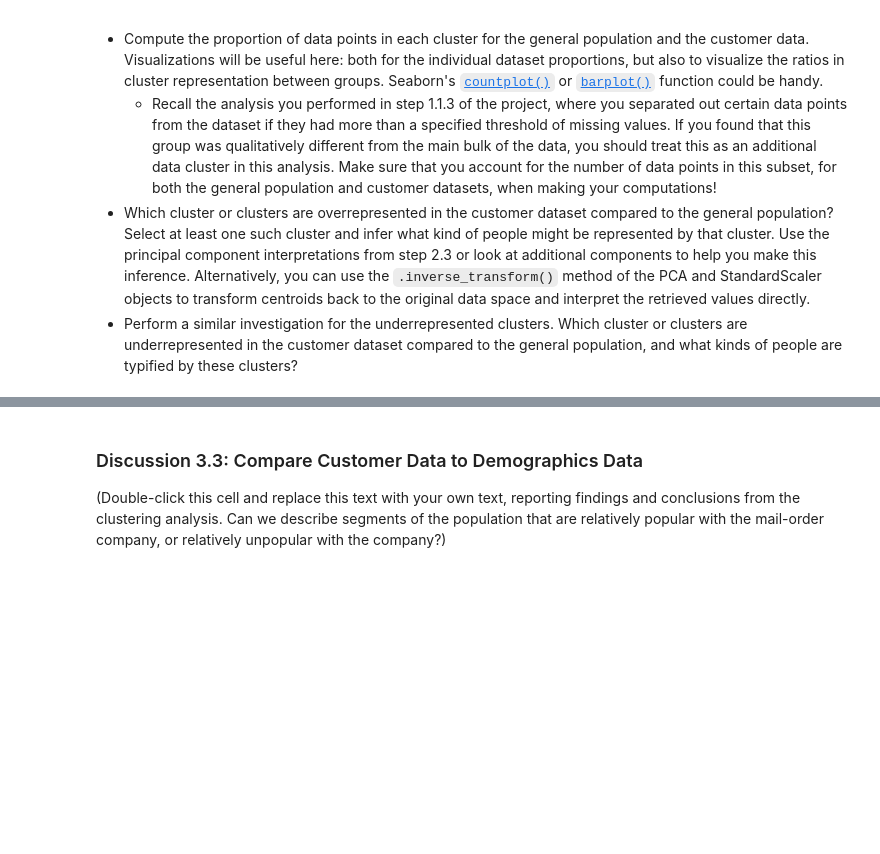
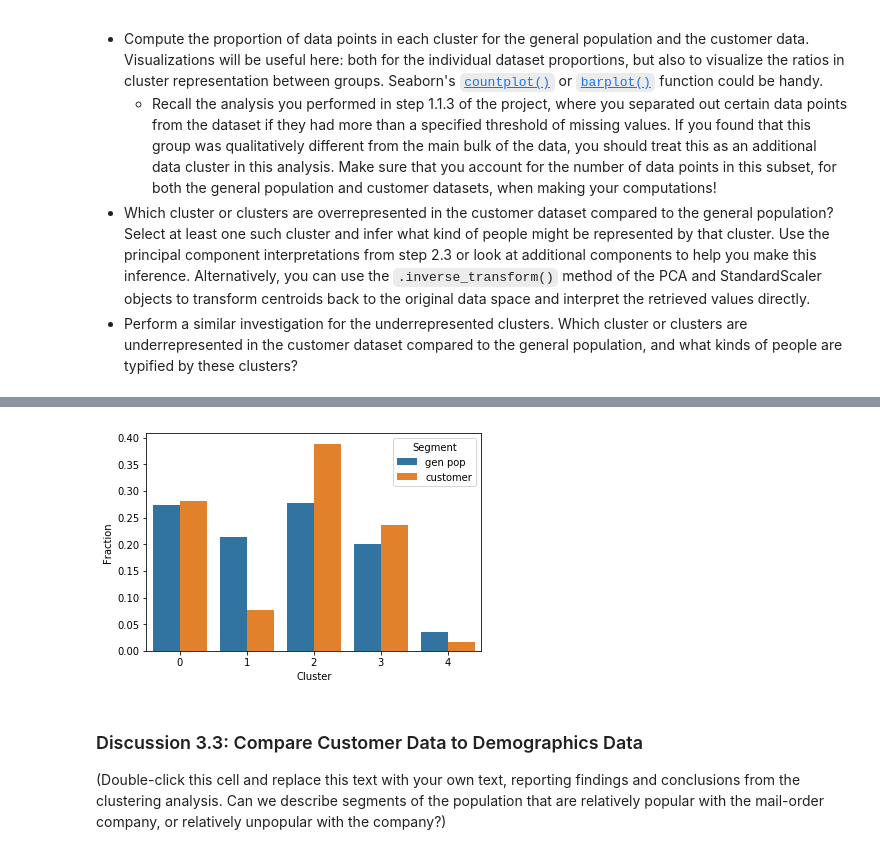
Before and after one commit to joshtice/Udacity_clustering_project, a Jupyter notebook: Identify_Customer_Segments.ipynb, the cells around one changed output, grey strips where cells are left out. Cells and saved outputs as stored; diff of their text form; code cells hidden in the pictures; blank space fills up the shorter version.

Commit message:
Create barplot to compare gen pop and customer clusters

```diff
--- a/Identify_Customer_Segments.ipynb
+++ b/Identify_Customer_Segments.ipynb
@@ -1115,3 +1115,21 @@ Take a look at the following points in this step:
   - Recall the analysis you performed in step 1.1.3 of the project, where you separated out certain data points from the dataset if they had more than a specified threshold of missing values. If you found that this group was qualitatively different from the main bulk of the data, you should treat this as an additional data cluster in this analysis. Make sure that you account for the number of data points in this subset, for both the general population and customer datasets, when making your computations!
 - Which cluster or clusters are overrepresented in the customer dataset compared to the general population? Select at least one such cluster and infer what kind of people might be represented by that cluster. Use the principal component interpretations from step 2.3 or look at additional components to help you make this inference. Alternatively, you can use the `.inverse_transform()` method of the PCA and StandardScaler objects to transform centroids back to the original data space and interpret the retrieved values directly.
 - Perform a similar investigation for the underrepresented clusters. Which cluster or clusters are underrepresented in the customer dataset compared to the general population, and what kinds of people are typified by these clusters?
+# %%
+import pickle
+
+with open('model_5_clusters.pickle', 'rb') as model_file:
+    model_5_clusters = pickle.load(model_file)
+with open('customers_5_clusters.pickle', 'rb') as cust_file:
+    customers_5_clusters = pickle.load(cust_file)
+# %%
+gen_pop_counter = collections.Counter(model_5_clusters.labels_)
+customer_counter = collections.Counter(customers_5_clusters)
+gen_pop_x, gen_pop_y = zip(*sorted(gen_pop_counter.items()))
+gen_pop_y = [x / len(model_5_clusters.labels_) for x in gen_pop_y]
+cust_x, cust_y = zip(*sorted(customer_counter.items()))
+cust_y = [x / len(customers_5_clusters) for x in cust_y]
+print("Cluster   Gen Pop   Customer")
+print("-------   -------   --------")
+for i in gen_pop_x:
+    print("{:<10d}{:<11.2f}{:.2f}".format(i, gen_pop_y[i], cust_y[i]))
@@ -1118,3 +1144,11 @@ Take a look at the following points in this step:
+# %%
+gen_pop_df = pd.DataFrame({'Cluster': gen_pop_x, 'Fraction': gen_pop_y, 'Segment': 'gen pop'})
+customer_df = pd.DataFrame({'Cluster': cust_x, 'Fraction': cust_y, 'Segment': 'customer'})
+comparison_df = pd.concat([gen_pop_df, customer_df], axis=0)
+sns.barplot(x='Cluster', y='Fraction', hue='Segment', data=comparison_df)
+plt.show()
+# %% [output]
+[figure, added]
 # %%
 # Compare the proportion of data in each cluster for the customer data to the
 # proportion of data in each cluster for the general population.
```
Also changed, not shown: parts of 1 cell of this notebook.
